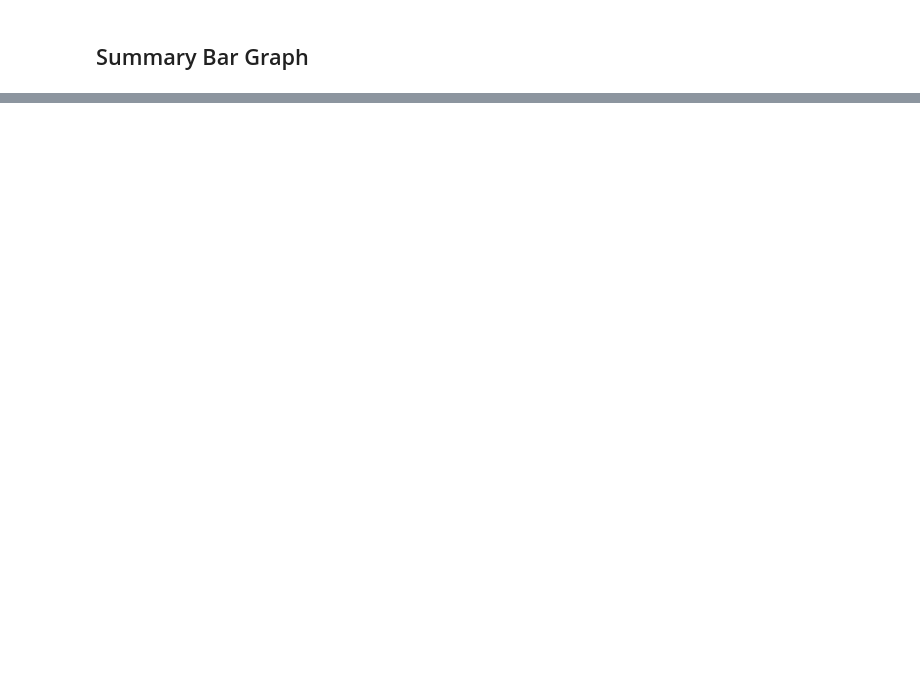
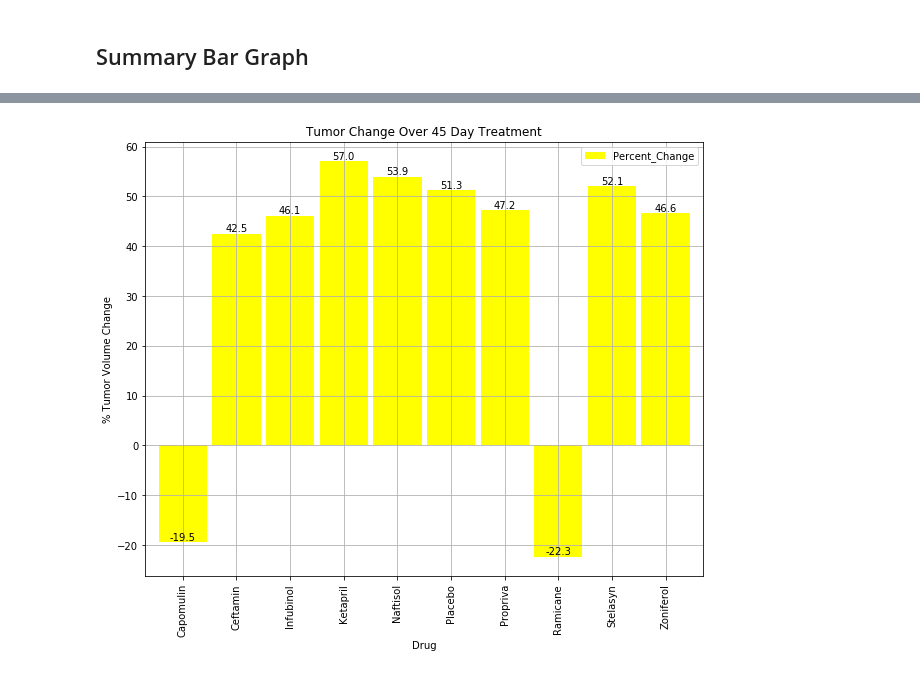
Before and after one commit to dvndata/DatavizClass, a Jupyter notebook: matplotlib-challenge/Pymaceuticals/main.ipynb, the cells around one changed output, grey strips where cells are left out. Cells and saved outputs as stored; diff of their text form; code cells hidden in the pictures; blank space fills up the shorter version.

```diff
--- a/matplotlib-challenge/Pymaceuticals/main.ipynb
+++ b/matplotlib-challenge/Pymaceuticals/main.ipynb
@@ -185,0 +319,16 @@ fig.show()
+# %%
+# Calculate the percent changes for each drug
+
+# percent change from day 45 to 0
+percent_change_by_drug = pivot_tumor_volume_mean.pct_change(periods=9)*100
+
+# keep only the row with percent change
+percent_change_by_drug = percent_change_by_drug.iloc[[-1], 1:11]
+
+# data munging
+percent_change_by_drug_t = percent_change_by_drug.transpose()
+percent_change_by_drug.reset_index()
+percent_change_by_drug_t.columns = ['Percent_Change']
+
+# Display the data to confirm
+percent_change_by_drug_t.head()
@@ -185,0 +343,21 @@ fig.show()
+# %%
+percent_change_by_drug_t.plot.bar(width= 0.9,  figsize=(10,8), color=('yellow'))
+
+plt.title('Tumor Change Over 45 Day Treatment')
+#plt.xticks(rotation=45)
+plt.ylabel('% Tumor Volume Change')
+plt.legend()
+plt.grid(True)
+
+s=percent_change_by_drug_t['Percent_Change']
+
+for i in range(len(s)):
+    plt.annotate(str(s[i].round(1)), xy=(i,s[i]),  ha='center', va='bottom')
+
+# Save the figure
+plt.savefig('Tumor Change Over 45 Day Treatment')
+
+# Show the Figure
+plt.show()
+# %% [output]
+[figure, added]
```
Also changed, not shown: parts of 25 cells of this notebook, 6 other files.
